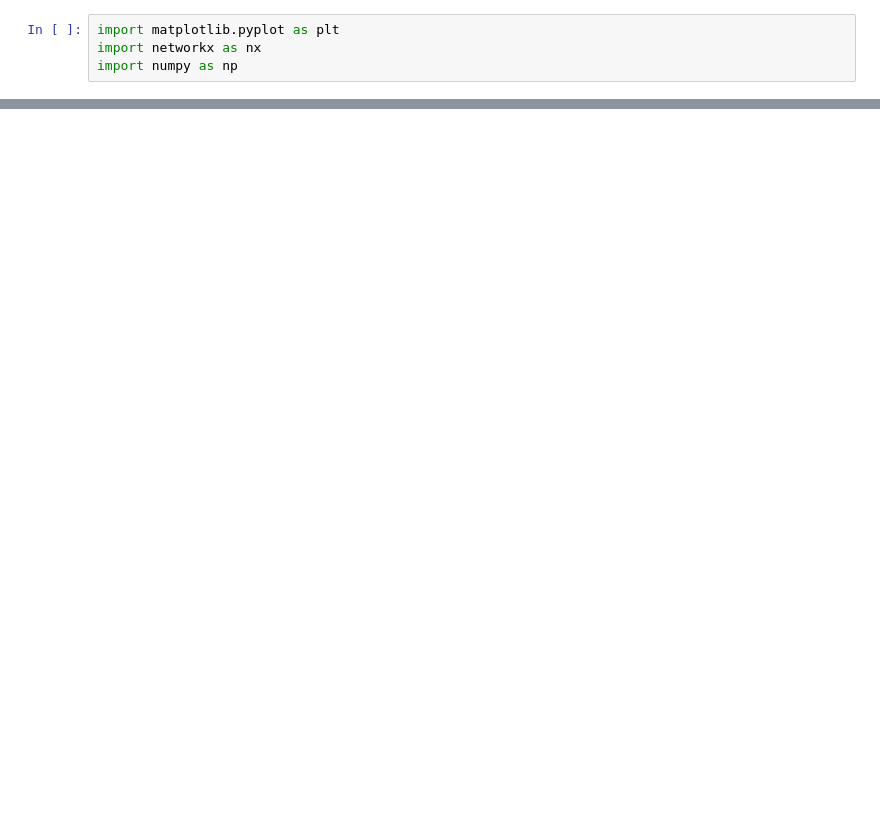
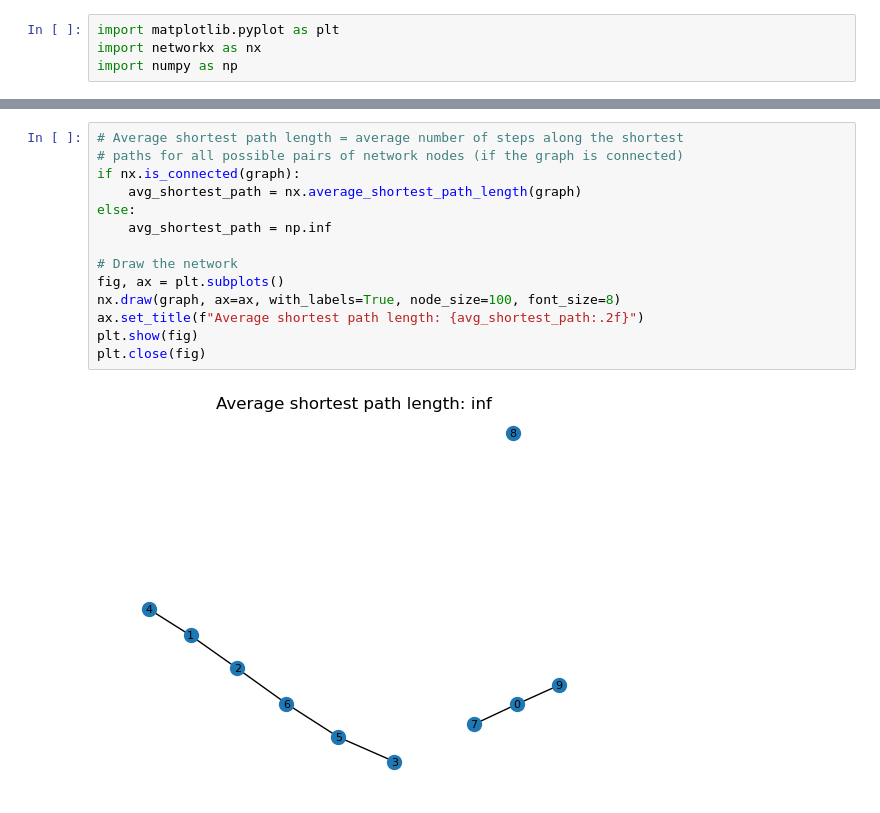
Before and after one commit to daniprec/BAM-Applied-Math-Lab, a Jupyter notebook: sessions/s07_networks/network.ipynb, the cells around one changed output, grey strips where cells are left out. Drawn from its saved outputs; the diff is of its cells as text; blank space fills up the shorter version.

```diff
--- a/sessions/s07_networks/network.ipynb
+++ b/sessions/s07_networks/network.ipynb
@@ -54,0 +132,16 @@ plt.close()
+# %%
+# Average shortest path length = average number of steps along the shortest
+# paths for all possible pairs of network nodes (if the graph is connected)
+if nx.is_connected(graph):
+    avg_shortest_path = nx.average_shortest_path_length(graph)
+else:
+    avg_shortest_path = np.inf
+
+# Draw the network
+fig, ax = plt.subplots()
+nx.draw(graph, ax=ax, with_labels=True, node_size=100, font_size=8)
+ax.set_title(f"Average shortest path length: {avg_shortest_path:.2f}")
+plt.show(fig)
+plt.close(fig)
+# %% [output]
+[figure, added]
```
Also changed, not shown: parts of 19 cells of this notebook.
